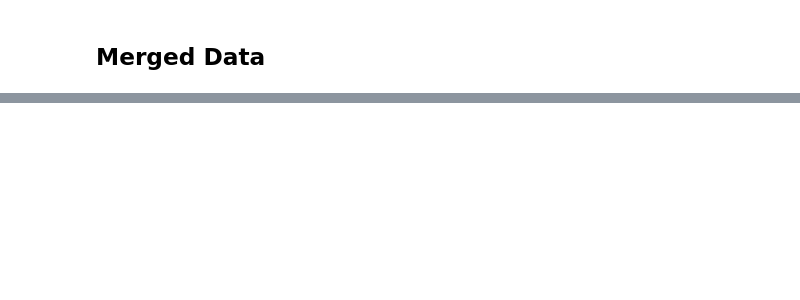
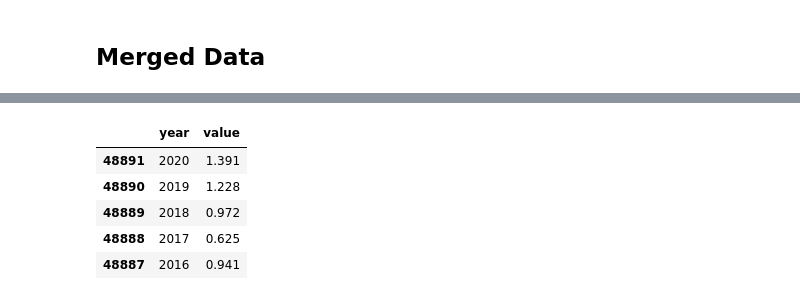
Before and after one commit to sanghyuns/Climate_Change_vs_Coffee_Production, a Jupyter notebook: capparelli.ipynb, the cells around one changed output, grey strips where cells are left out. Saved outputs shown, nothing was run; the diff lists cells and outputs as text; code cells hidden in the pictures; blank space fills up the shorter version.

```diff
--- a/capparelli.ipynb
+++ b/capparelli.ipynb
@@ -88,6 +104,8 @@ colombia_yearly_temp_change.head()
 | 48889 | ET | Temperature change | 44 | Colombia | 7271 | Temperature change | 7020 | Meteorological year | ... |
 | 48888 | ET | Temperature change | 44 | Colombia | 7271 | Temperature change | 7020 | Meteorological year | ... |
 | 48887 | ET | Temperature change | 44 | Colombia | 7271 | Temperature change | 7020 | Meteorological year | ... |
+# %%
+colombia_yearly_temp_change = colombia_yearly_temp_change[['year','value']]
 # %%
 ax = sns.scatterplot(x=colombia_yearly_temp_change.year,
                      y=colombia_yearly_temp_change.value);
@@ -160,0 +191,9 @@ ax.set_xticklabels(ax.get_xticklabels(),rotation = 90);
+# %%
+colombia_yearly_temp_change.head()
+# %% [output]
+|  | year | value |
+| 48891 | 2020 | 1.391 |
+| 48890 | 2019 | 1.228 |
+| 48889 | 2018 | 0.972 |
+| 48888 | 2017 | 0.625 |
+| 48887 | 2016 | 0.941 |
```
Also changed, not shown: parts of 21 cells of this notebook, 1 other file.
